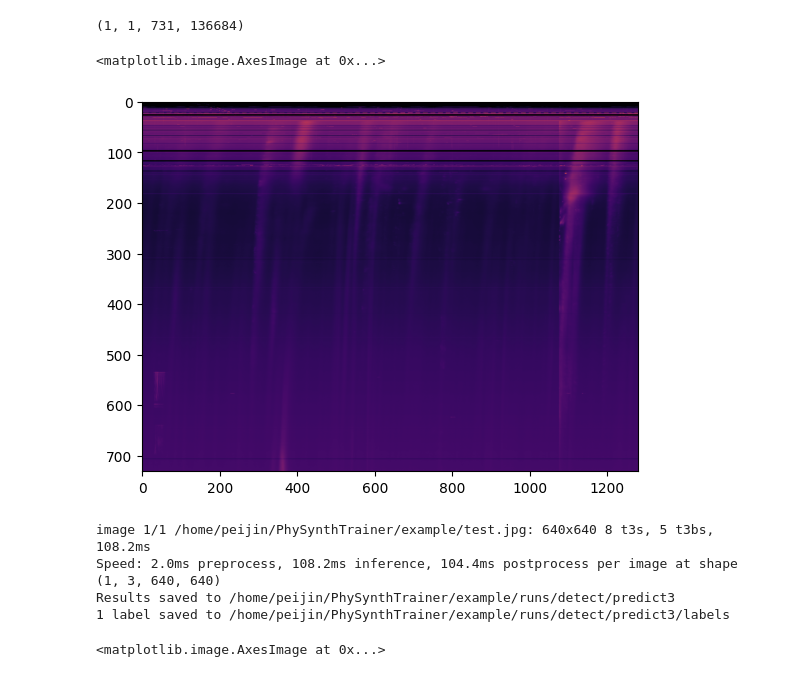
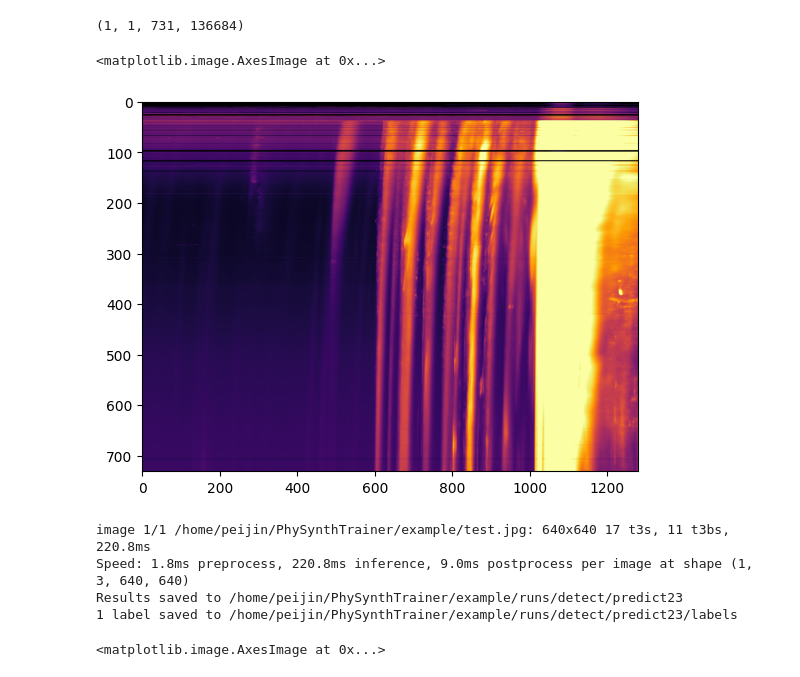
Before and after one commit to peijin94/PhySynthTrainer, a Jupyter notebook: example/detection_demo.ipynb, the cells around one changed output. Cells and saved outputs as stored; diff of their text form; code cells hidden in the pictures.

Commit message:
WIP: local changes to detection_demo

```diff
--- a/example/detection_demo.ipynb
+++ b/example/detection_demo.ipynb
@@ -29,14 +30,14 @@ print(data.shape)
 # %%
 
 
-starting_idx = 55000
+starting_idx = 44200
 duration = 640*2
 
 plt.imshow(data[0,0,:,starting_idx:starting_idx+duration],
-norm=LogNorm(vmax=300, vmin=0.4) ,cmap='inferno', aspect='auto')
+norm=LogNorm(vmax=200, vmin=0.5) ,cmap='inferno', aspect='auto')
 # %% [output]
 <matplotlib.image.AxesImage at 0x...>
-[figure, old version]
+[figure, new version]
 # %%
 out_size = (640,640)
 data_out = resize(data[0,0,:,starting_idx:starting_idx+duration], out_size, anti_aliasing=True)
@@ -48,13 +49,13 @@ results = model.predict(
     save=True,         # save annotated images/videos
     save_txt=True,     # save YOLO-format .txt files
     save_conf=True,    # include confidence in .txt
-    conf=0.8          # confidence threshold
+    conf=0.55          # confidence threshold
 )
 # %% [output]
-image 1/1 /home/peijin/PhySynthTrainer/example/test.jpg: 640x640 8 t3s, 5 t3bs, 108.2ms
-Speed: 2.0ms preprocess, 108.2ms inference, 104.4ms postprocess per image at shape (1, 3, 640, 640)
-Results saved to /home/peijin/PhySynthTrainer/example/runs/detect/predict3
-1 label saved to /home/peijin/PhySynthTrainer/example/runs/detect/predict3/labels
+image 1/1 /home/peijin/PhySynthTrainer/example/test.jpg: 640x640 17 t3s, 11 t3bs, 220.8ms
+Speed: 1.8ms preprocess, 220.8ms inference, 9.0ms postprocess per image at shape (1, 3, 640, 640)
+Results saved to /home/peijin/PhySynthTrainer/example/runs/detect/predict23
+1 label saved to /home/peijin/PhySynthTrainer/example/runs/detect/predict23/labels
 # %%
 npzpath = "../scripts/background_2024.npz"
 data = np.load(npzpath)
```
Also changed, not shown: parts of 2 cells of this notebook.
